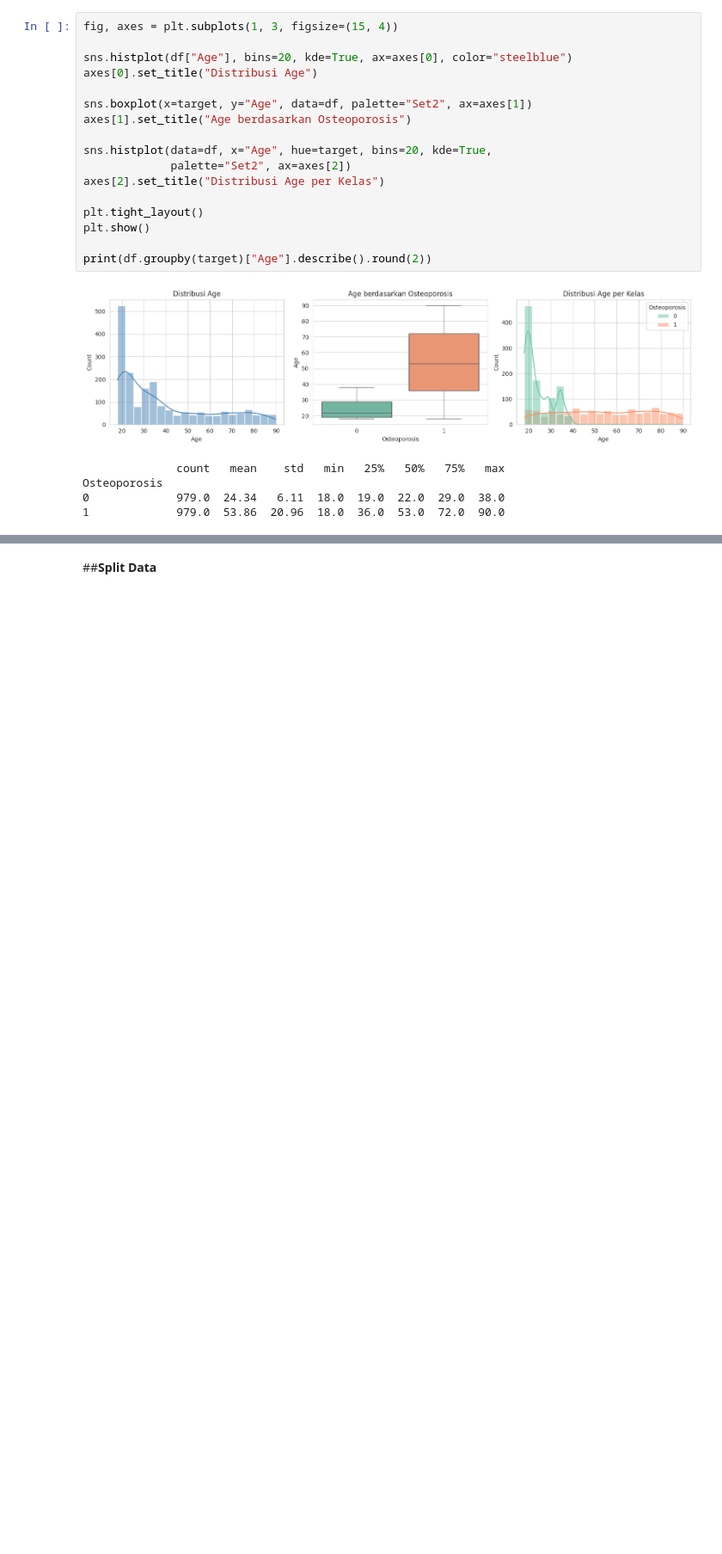
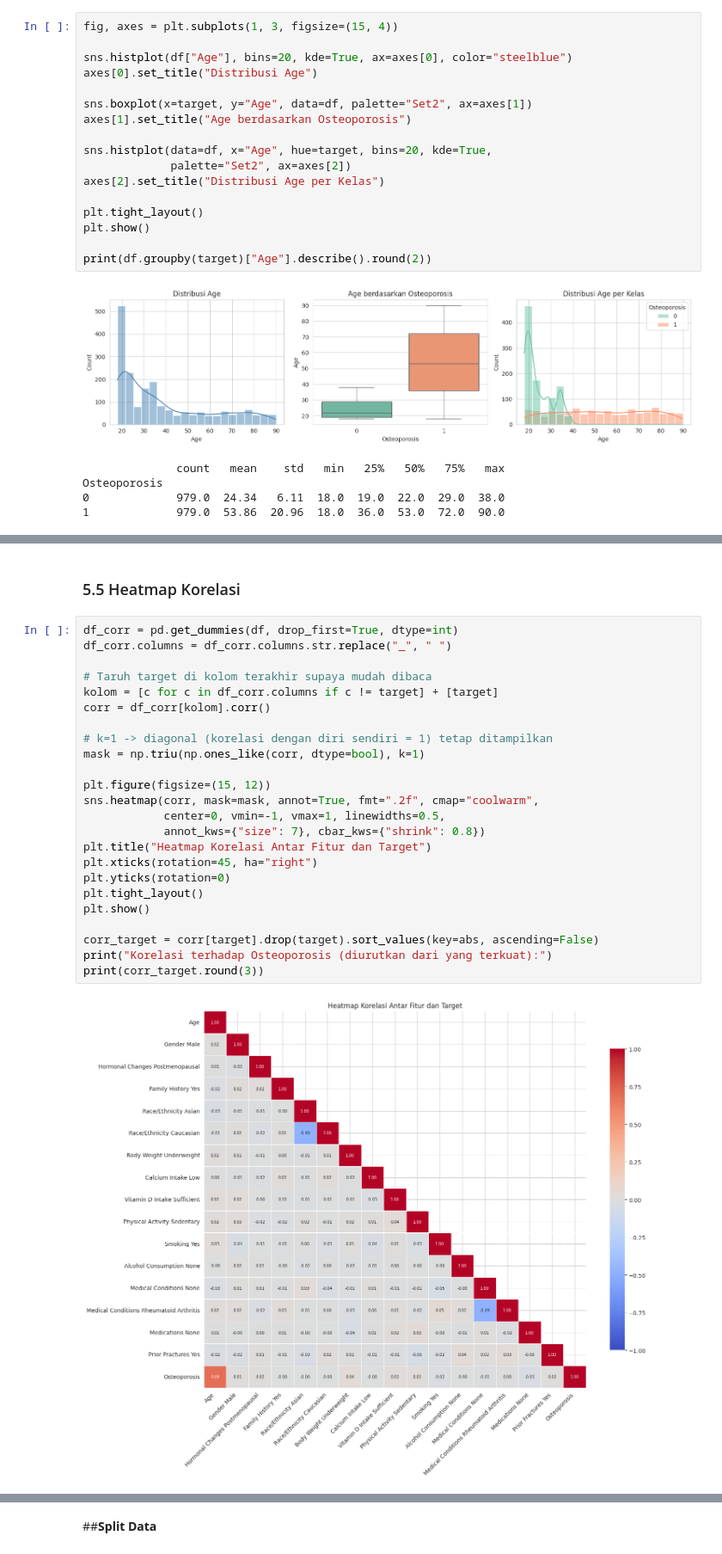
Before and after one commit to danishsuryarirta-create/Tugas_Akhir, a Jupyter notebook: Osteoporosis_TA.ipynb, the cells around one changed output, grey strips where cells are left out. Shown at 86% size. Cells and saved outputs as stored; diff of their text form; blank space fills up the shorter version.

```diff
--- a/Osteoporosis_TA.ipynb
+++ b/Osteoporosis_TA.ipynb
@@ -262,0 +283,28 @@ plt.show()
+# %% [markdown]
+### 5.5 Heatmap Korelasi
+# %%
+df_corr = pd.get_dummies(df, drop_first=True, dtype=int)
+df_corr.columns = df_corr.columns.str.replace("_", " ")
+
+# Taruh target di kolom terakhir supaya mudah dibaca
+kolom = [c for c in df_corr.columns if c != target] + [target]
+corr = df_corr[kolom].corr()
+
+# k=1 -> diagonal (korelasi dengan diri sendiri = 1) tetap ditampilkan
+mask = np.triu(np.ones_like(corr, dtype=bool), k=1)
+
+plt.figure(figsize=(15, 12))
+sns.heatmap(corr, mask=mask, annot=True, fmt=".2f", cmap="coolwarm",
+            center=0, vmin=-1, vmax=1, linewidths=0.5,
+            annot_kws={"size": 7}, cbar_kws={"shrink": 0.8})
+plt.title("Heatmap Korelasi Antar Fitur dan Target")
+plt.xticks(rotation=45, ha="right")
+plt.yticks(rotation=0)
+plt.tight_layout()
+plt.show()
+
+corr_target = corr[target].drop(target).sort_values(key=abs, ascending=False)
+print("Korelasi terhadap Osteoporosis (diurutkan dari yang terkuat):")
+print(corr_target.round(3))
+# %% [output]
+[figure, added]
```
Also changed, not shown: parts of 31 cells of this notebook.
